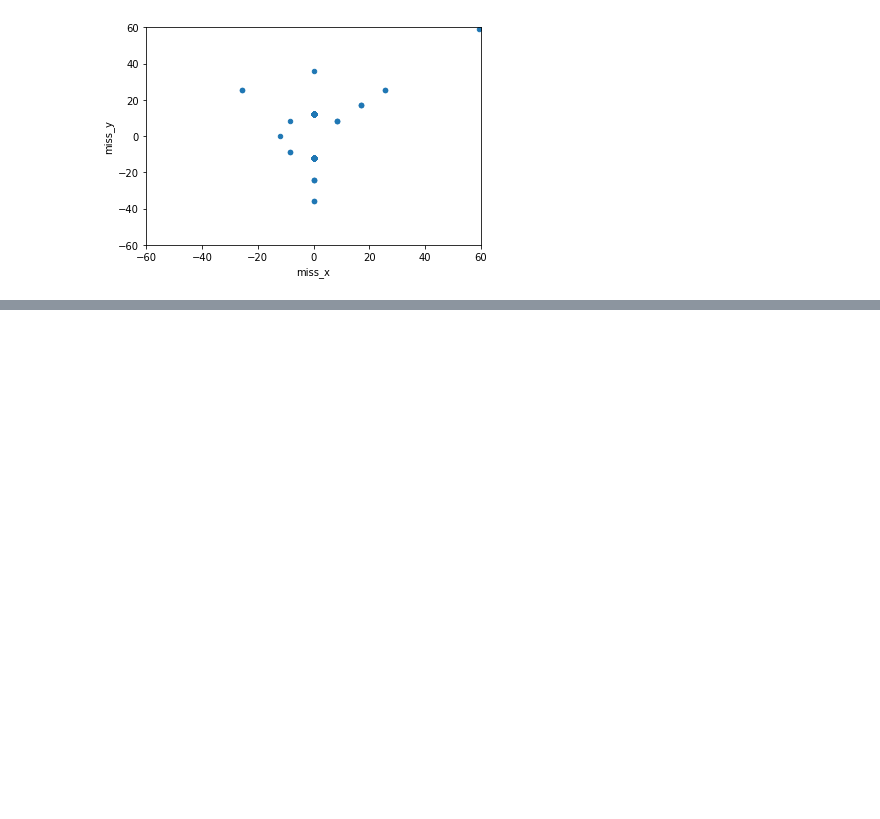
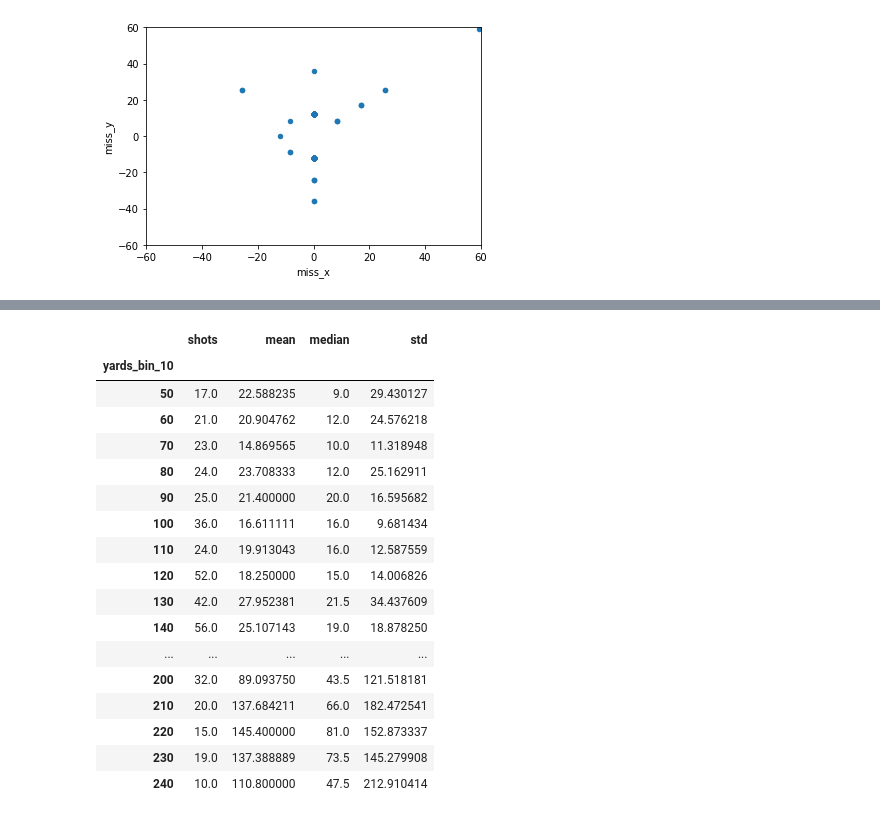
Before and after one commit to brendansudol/golf-moneyball, a Jupyter notebook: notebooks/explore.ipynb, the cells around one changed output, grey strips where cells are left out. Cells and saved outputs as stored; diff of their text form; code cells hidden in the pictures; blank space fills up the shorter version.

Commit message:
start approach analysis

```diff
--- a/notebooks/explore.ipynb
+++ b/notebooks/explore.ipynb
@@ -240,3 +241,16 @@ miss_lt_10 \
 # %% [output]
 <matplotlib.axes._subplots.AxesSubplot at 0x...>
 [figure]
+# %%
+# approach game
+
+approach = df.query('club != "driver" & club != "putter"').copy()
+
+approach['yards_before'] = round(approach['left_to_pin_before'] / 36.0).astype(int)
+approach['feet_after'] = approach['left_to_pin_after'] / 12.0
+
+approach = approach.query('yards_before >= 50 & yards_before < 250')
+approach = approach.query('lie_before != "Tee" & par != 3')
+
+print(len(approach))
+print(approach.groupby('lie_before').size())
@@ -242,0 +267,10 @@ miss_lt_10 \
+# %%
+def bin_num(x, base):
+    val = int(x - (x % base))
+    return val
+#     return '{}-{}'.format(val, val + base)
+
+approach['yards_bin_25'] = approach['yards_before'].apply(lambda x: bin_num(x, 25))
+approach['yards_bin_10'] = approach['yards_before'].apply(lambda x: bin_num(x, 10))
+
+approach.groupby('yards_bin_10').size()
@@ -242,0 +295,28 @@ miss_lt_10 \
+# %%
+g = approach.groupby('yards_bin_10')
+
+g['feet_after'].agg({
+    'shots': len,
+    'mean': np.mean,
+    'median': np.median,
+    'std': np.std,
+})
+# %% [output]
+|  | shots | mean | median | std |
+| yards_bin_10 |  |  |  |  |
+| 50 | 17.0 | 22.588235 | 9.0 | 29.430127 |
+| 60 | 21.0 | 20.904762 | 12.0 | 24.576218 |
+| 70 | 23.0 | 14.869565 | 10.0 | 11.318948 |
+| 80 | 24.0 | 23.708333 | 12.0 | 25.162911 |
+| 90 | 25.0 | 21.400000 | 20.0 | 16.595682 |
+| 100 | 36.0 | 16.611111 | 16.0 | 9.681434 |
+| 110 | 24.0 | 19.913043 | 16.0 | 12.587559 |
+| 120 | 52.0 | 18.250000 | 15.0 | 14.006826 |
+| 130 | 42.0 | 27.952381 | 21.5 | 34.437609 |
+| 140 | 56.0 | 25.107143 | 19.0 | 18.878250 |
+| ... | ... | ... | ... | ... |
+| 200 | 32.0 | 89.093750 | 43.5 | 121.518181 |
+| 210 | 20.0 | 137.684211 | 66.0 | 182.472541 |
+| 220 | 15.0 | 145.400000 | 81.0 | 152.873337 |
+| 230 | 19.0 | 137.388889 | 73.5 | 145.279908 |
+| 240 | 10.0 | 110.800000 | 47.5 | 212.910414 |
```
Also changed, not shown: parts of 3 cells of this notebook.
